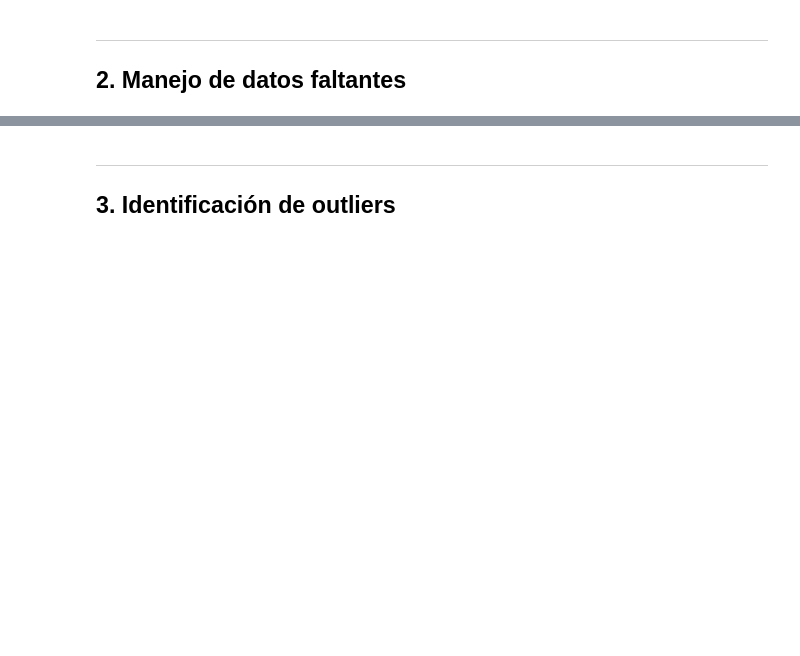
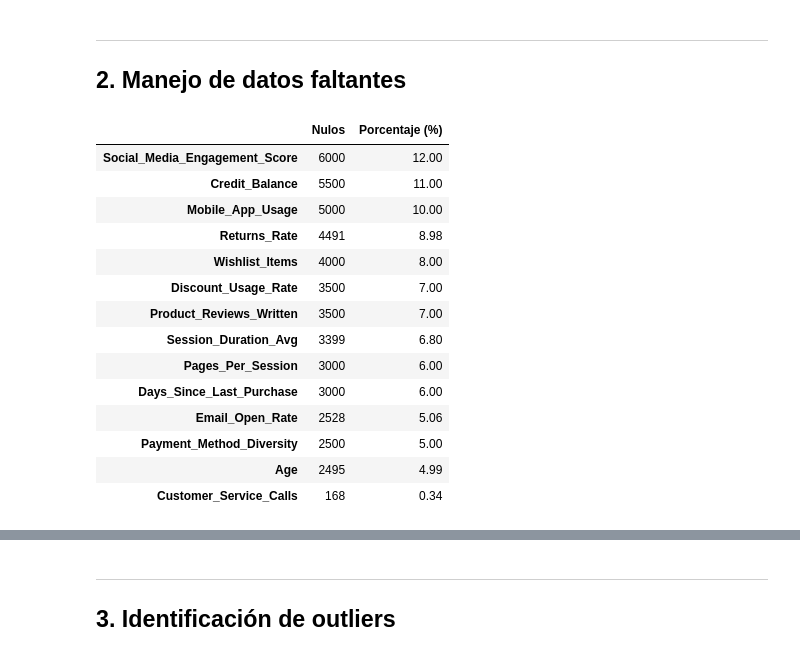
Before and after one commit to wen200729-boop/Analisis-web, a Jupyter notebook: analisis_clientes.ipynb, the cells around one changed output, grey strips where cells are left out. Saved outputs shown, nothing was run; the diff lists cells and outputs as text; code cells hidden in the pictures; blank space fills up the shorter version.

```diff
--- a/analisis_clientes.ipynb
+++ b/analisis_clientes.ipynb
@@ -170,3 +171,25 @@ Name: proportion, dtype: float64
 # %% [markdown]
 ---
 ## 2. Manejo de datos faltantes
+# %%
+faltantes = pd.DataFrame({
+    "Nulos": datos.isnull().sum(),
+    "Porcentaje (%)": (datos.isnull().sum() / len(datos) * 100).round(2)
+})
+faltantes[faltantes["Nulos"] > 0].sort_values("Nulos", ascending=False)
+# %% [output]
+|  | Nulos | Porcentaje (%) |
+| Social_Media_Engagement_Score | 6000 | 12.00 |
+| Credit_Balance | 5500 | 11.00 |
+| Mobile_App_Usage | 5000 | 10.00 |
+| Returns_Rate | 4491 | 8.98 |
+| Wishlist_Items | 4000 | 8.00 |
+| Discount_Usage_Rate | 3500 | 7.00 |
+| Product_Reviews_Written | 3500 | 7.00 |
+| Session_Duration_Avg | 3399 | 6.80 |
+| Pages_Per_Session | 3000 | 6.00 |
+| Days_Since_Last_Purchase | 3000 | 6.00 |
+| Email_Open_Rate | 2528 | 5.06 |
+| Payment_Method_Diversity | 2500 | 5.00 |
+| Age | 2495 | 4.99 |
+| Customer_Service_Calls | 168 | 0.34 |
```
Also changed, not shown: parts of 10 cells of this notebook.
